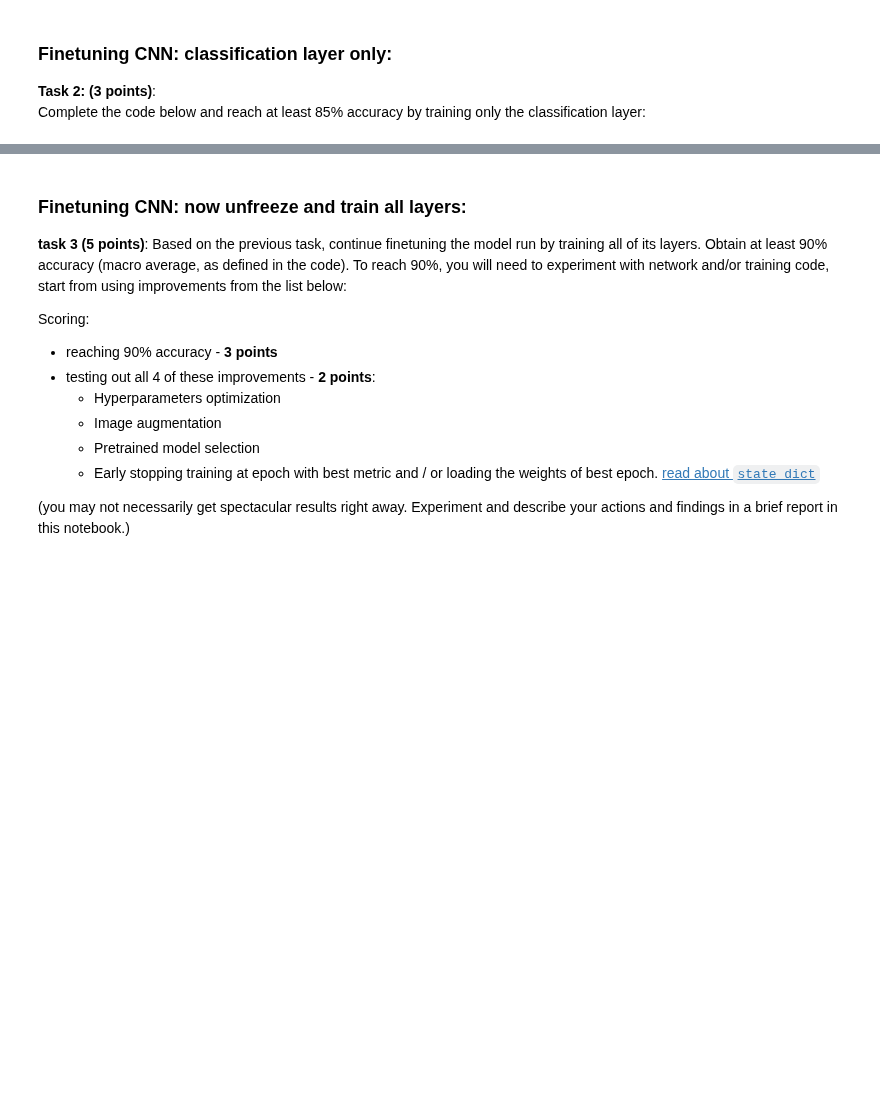
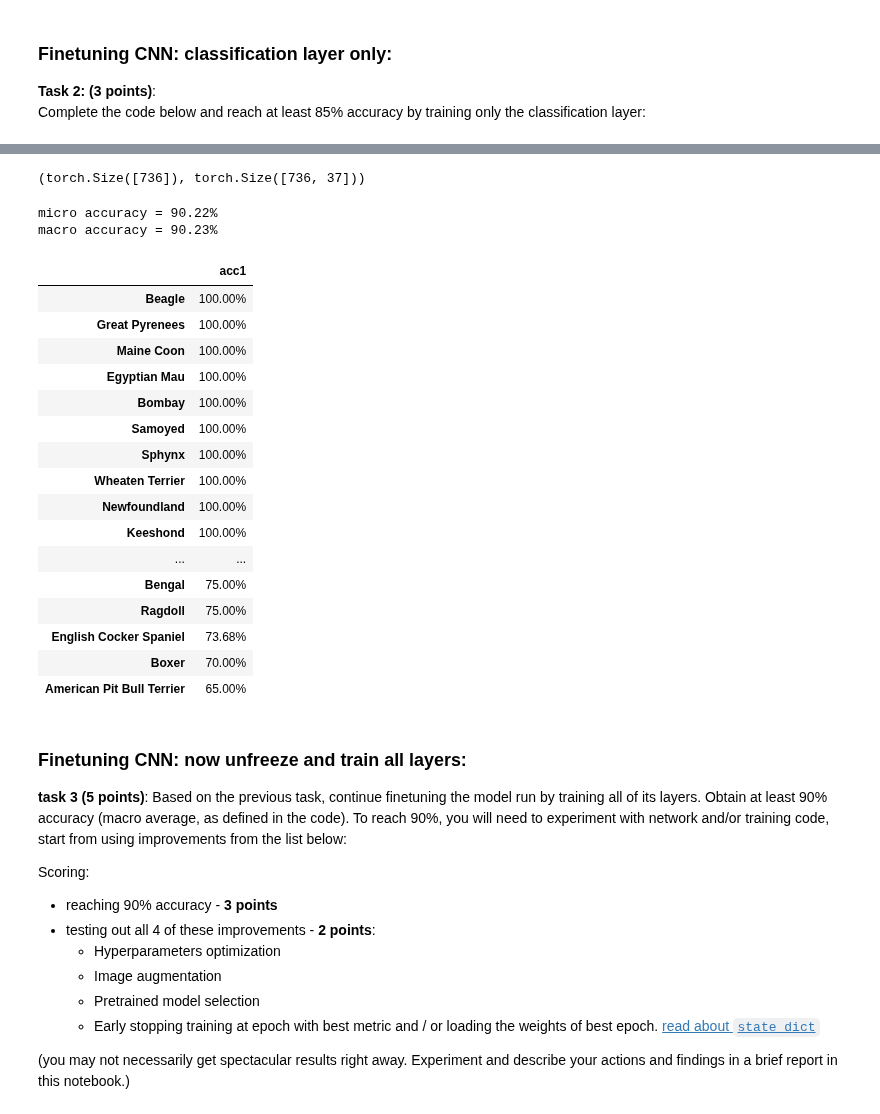
Before and after one commit to buxazich/Deep_Learning_HSE, a Jupyter notebook: week04_finetuning/seminar_pytorch.ipynb, the cells around one changed output, grey strips where cells are left out. Drawn from its saved outputs; the diff is of its cells as text; code cells hidden in the pictures; blank space fills up the shorter version.

```diff
--- a/week04_finetuning/seminar_pytorch.ipynb
+++ b/week04_finetuning/seminar_pytorch.ipynb
@@ -437,7 +597,12 @@ Complete the code below and reach at least 85% accuracy by training only the cla
 # %%
 ft_model = deepcopy(model).to(device)
 
-<YOUR CODE HERE>
+# froze the pretrained layers and replaced the classification layer
+torch.manual_seed(42)
+for parameter in ft_model.parameters():
+    parameter.requires_grad = False
+ft_model.fc = torch.nn.Linear(ft_model.fc.in_features, len(train_dataset.classes)).to(device)
+
 # your task:
 # 1) freeze all model parameters
 # 2) replace model.fc with a new linear layer that has the appropriate number of outputs
@@ -504,8 +711,9 @@ assert accuracy > 0.85
 # %%
 # Predicting breeds with finetuned model
 
+ft_model.eval()
 Y_probs, Y_true = [], []
-for x_batch, y_batch in tqdm(test_dataloader):
+for x_batch, y_batch in tqdm(val_dataloader):
     with torch.no_grad():
         prediction = ft_model(x_batch.to(device))
         probs = torch.nn.functional.softmax(prediction, dim=-1).cpu()
@@ -515,23 +723,52 @@ for x_batch, y_batch in tqdm(test_dataloader):
 Y_probs = torch.cat(Y_probs, axis=0)
 Y_true = torch.cat(Y_true)
 Y_true.shape, Y_probs.shape
+# %% [output]
+(torch.Size([736]), torch.Size([736, 37]))
 # %%
 # Measure Top1 prediction accuracy for each class
 
 results_list = {}
 total, correct = 0, 0
+# counted predicted classes instead of averaging probabilities
+Y_pred = Y_probs.argmax(dim=1)
 
-for i, cl in enumerate(test_dataset.classes):
+for i, cl in enumerate(train_dataset.classes):
     class_preds = np.where(Y_true == i)
-    probs1 = Y_probs[class_preds].mean(axis=0).numpy()
-    acc1 = probs1[i]
+    class_correct = (Y_pred[class_preds] == i).sum().item()
+    acc1 = class_correct / class_preds[0].shape[0]
     class_stats = {"true_label":cl, 'acc1': acc1}
     total += class_preds[0].shape[0]
-    correct += class_preds[0].shape[0] * acc1
+    correct += class_correct
     results_list[cl] = acc1
 
+# separated the overall accuracy from the mean across breeds
+micro_accuracy = correct / total
+macro_accuracy = np.mean(list(results_list.values()))
+print(f'micro accuracy = {micro_accuracy:.2%}')
+print(f'macro accuracy = {macro_accuracy:.2%}')
 df = pd.Series(results_list).to_frame('acc1').sort_values('acc1', ascending=False)
 df.style.format('{:.2%}', subset=['acc1'])
+# %% [output]
+micro accuracy = 90.22%
+macro accuracy = 90.23%
+|  | acc1 |
+| Beagle | 100.00% |
+| Great Pyrenees | 100.00% |
+| Maine Coon | 100.00% |
+| Egyptian Mau | 100.00% |
+| Bombay | 100.00% |
+| Samoyed | 100.00% |
+| Sphynx | 100.00% |
+| Wheaten Terrier | 100.00% |
+| Newfoundland | 100.00% |
+| Keeshond | 100.00% |
+| ... | ... |
+| Bengal | 75.00% |
+| Ragdoll | 75.00% |
+| English Cocker Spaniel | 73.68% |
+| Boxer | 70.00% |
+| American Pit Bull Terrier | 65.00% |
 # %% [markdown]
 ### Finetuning CNN: now unfreeze and train all layers:
 
```
Also changed, not shown: parts of 49 cells of this notebook, 1 other file.
